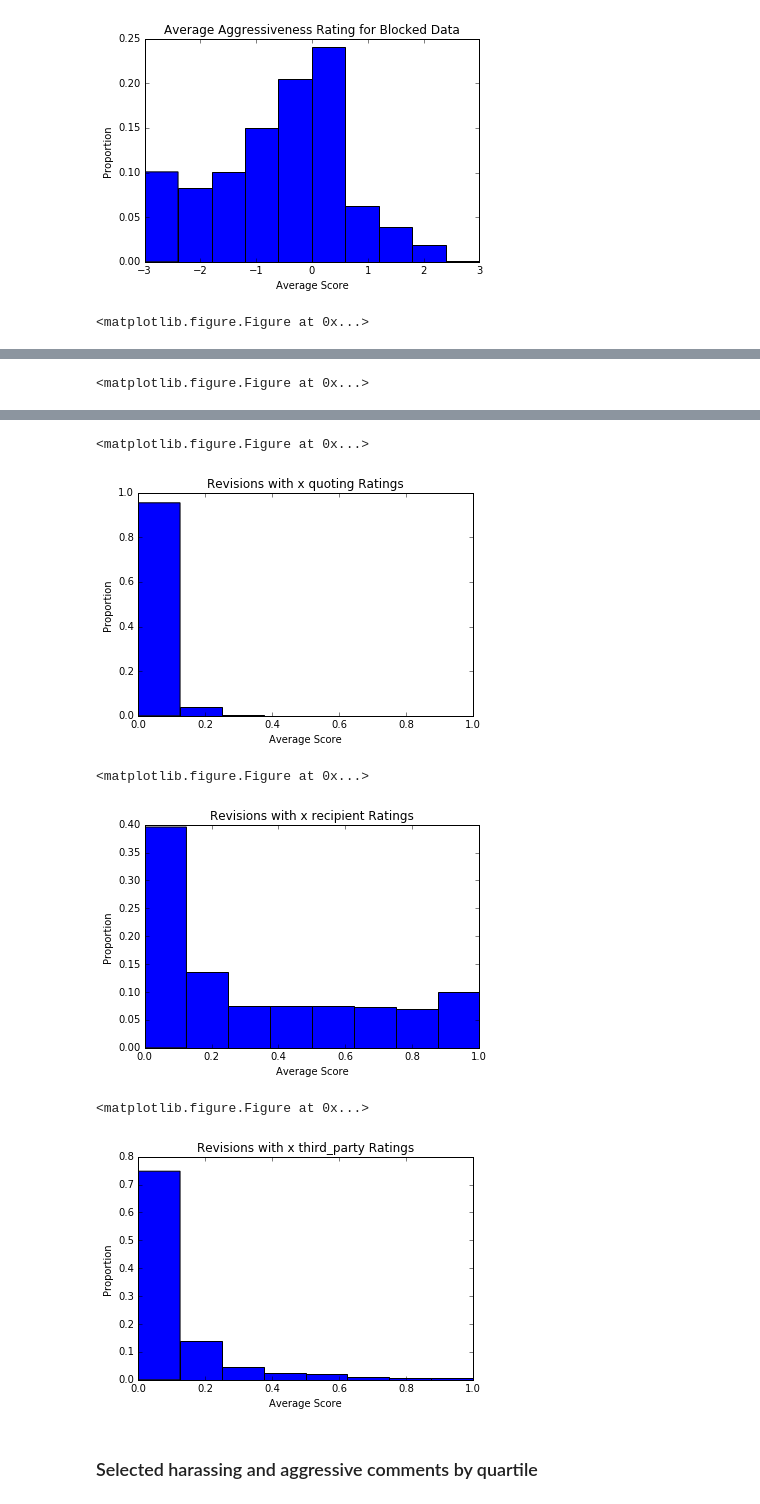
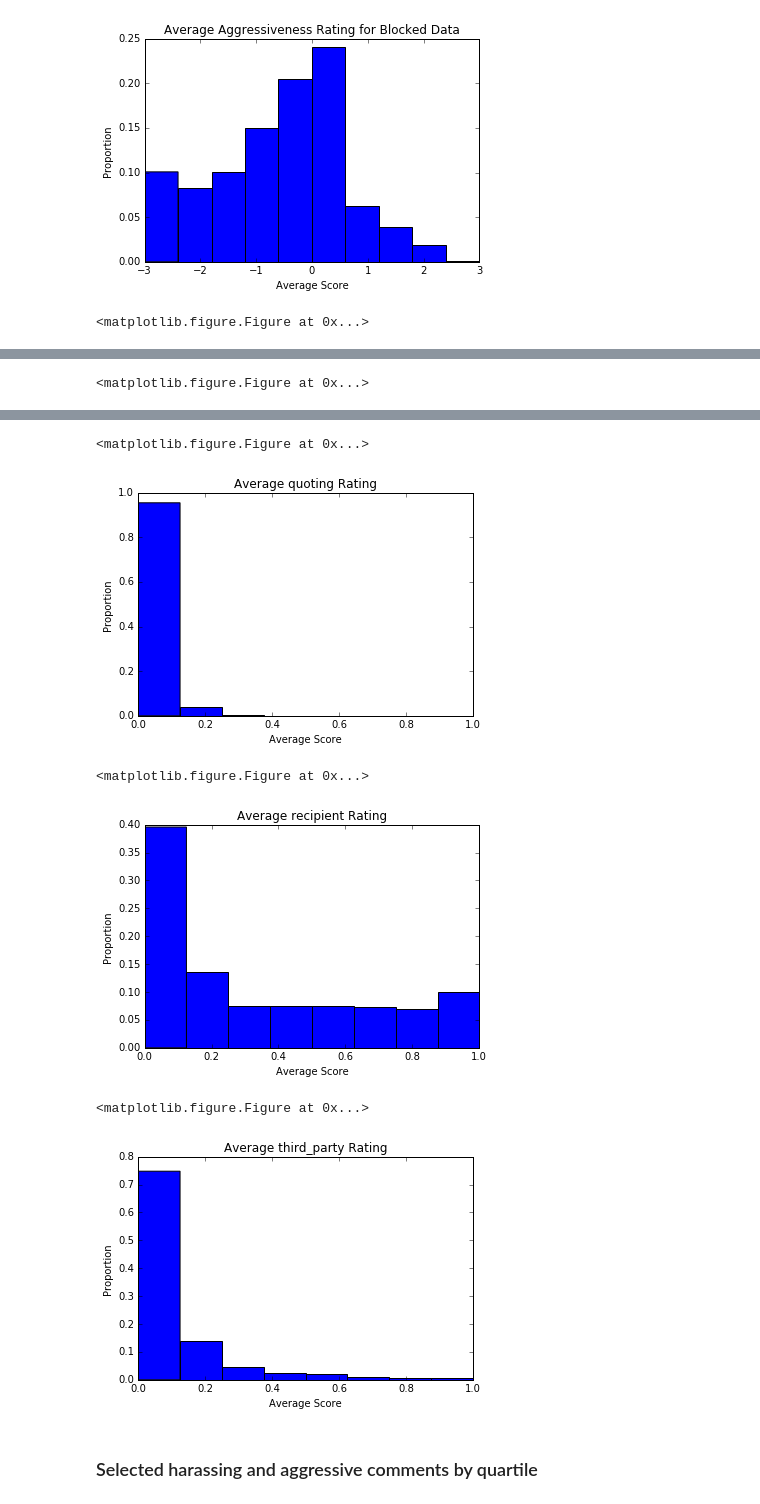
Before and after one commit to ewulczyn/wiki-detox, a Jupyter notebook: crowdflower_analysis/src/Crowdflower Analysis (Experiment v. 2).ipynb, the cells around one changed output, grey strips where cells are left out. Cells and saved outputs as stored; diff of their text form; code cells hidden in the pictures.

```diff
--- a/crowdflower_analysis/src/Crowdflower Analysis (Experiment v. 2).ipynb
+++ b/crowdflower_analysis/src/Crowdflower Analysis (Experiment v. 2).ipynb
@@ -111,6 +81,6 @@ hist_comments(grouped_dat, bins, 'how_aggressive_or_friendly_is_the_tone_of_this
 # %%
 bins = np.linspace(0,1,9)
 for col in columns:
-    hist_comments(grouped_dat, bins, col, 'Revisions with x %s Ratings' % col)
+    hist_comments(grouped_dat, bins, col, 'Average %s Rating' % col)
 # %% [output]
 <matplotlib.figure.Figure at 0x...>
@@ -120,9 +90,9 @@ for col in columns:
 <matplotlib.figure.Figure at 0x...>
-[figure, old version]
+[figure, new version]
 <matplotlib.figure.Figure at 0x...>
-[figure, old version]
+[figure, new version]
 <matplotlib.figure.Figure at 0x...>
-[figure, old version]
+[figure, new version]
 # %% [markdown]
 ### Selected harassing and aggressive comments by quartile
 # %%
```
Also changed, not shown: parts of 5 cells of this notebook.
